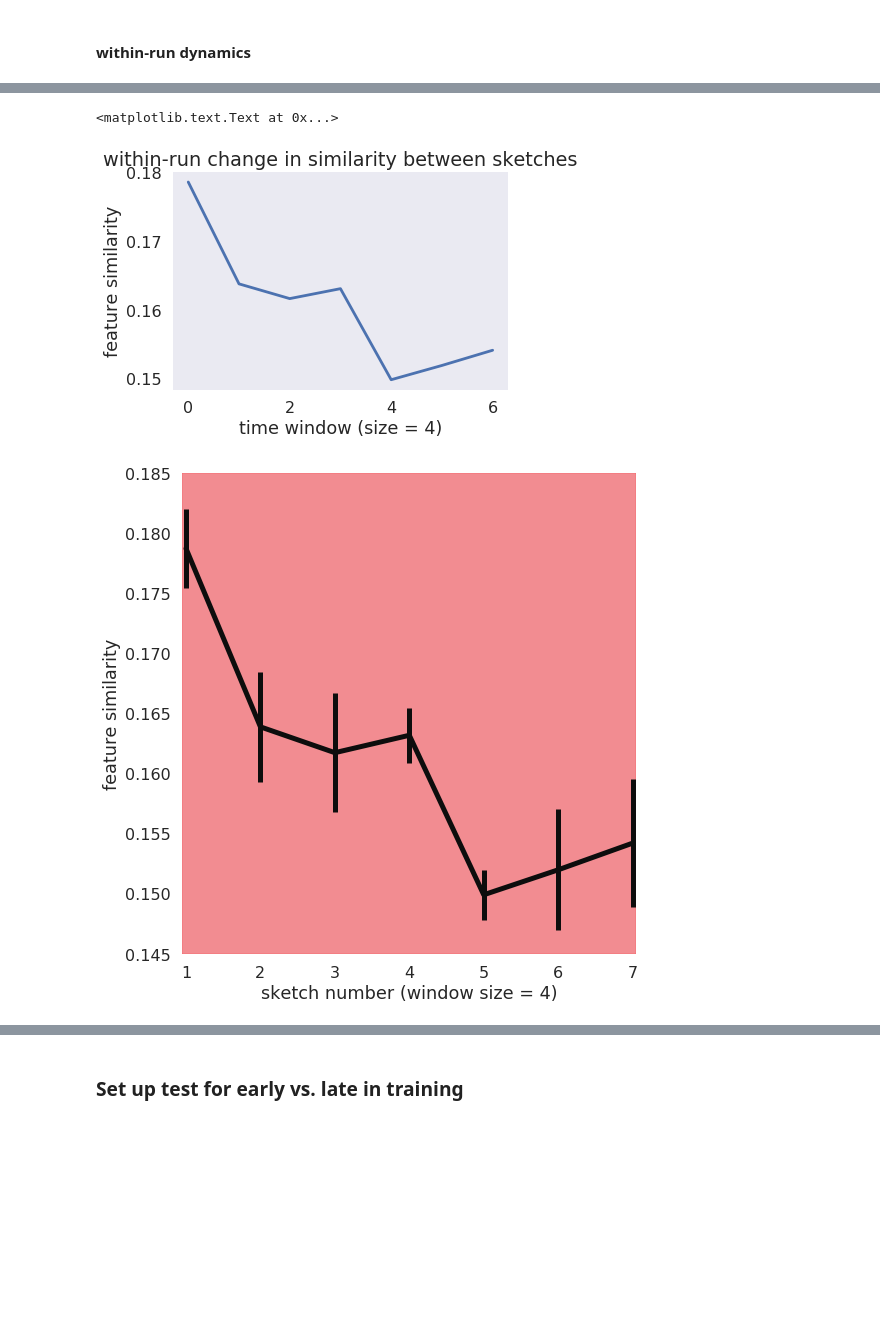
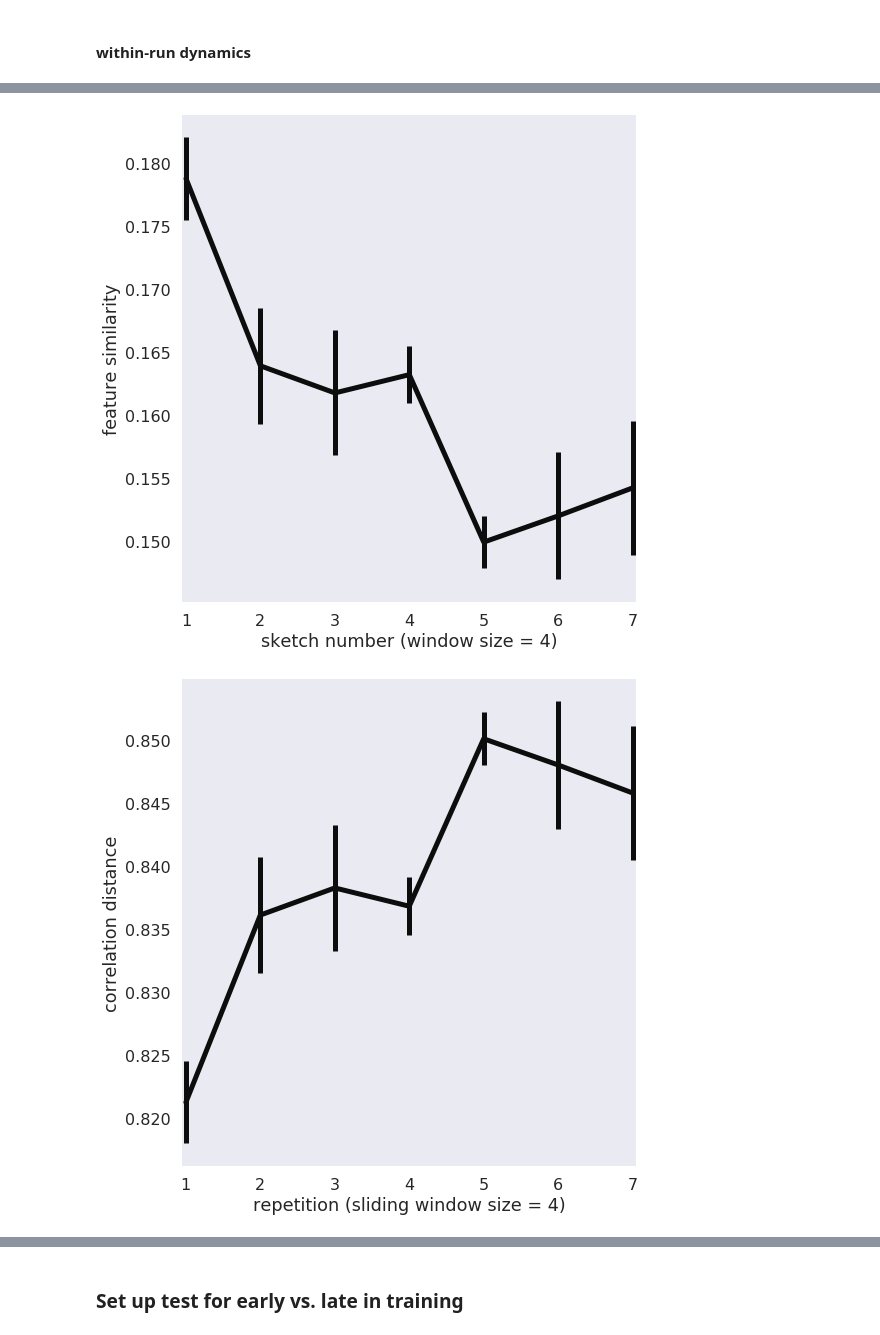
Before and after one commit to judithfan/sketchfeat, a Jupyter notebook: sketches/sketch_feature_analysis_Judy.ipynb, the cells around one changed output, grey strips where cells are left out. Saved outputs shown, nothing was run; the diff lists cells and outputs as text; code cells hidden in the pictures; blank space fills up the shorter version.

```diff
--- a/sketches/sketch_feature_analysis_Judy.ipynb
+++ b/sketches/sketch_feature_analysis_Judy.ipynb
@@ -350,4 +356,10 @@ if get_conv_3_1:
     np.save('FEATURES_C31.npy',FEAT_C31)
     np.save('LABELS_C31.npy',_Labels)
     _X.to_csv('METADATA_C31.csv')
+
+if get_pool_5:
+    FEAT_P5 = normalize(Features_P5[inds])
+    np.save('FEATURES_P5.npy',FEAT_C31)
+    np.save('LABELS_P5.npy',_Labels)
+    _X.to_csv('METADATA_P5.csv')
 # %% [output]
@@ -375,0 +388,7 @@ plt.colorbar()
+# %%
+# plot OBJPOSE-level similarity matrix -- sorted by object and pose
+sns.set_style('white')
+views = _X.objpose.values
+means = get_class_means(FEAT_FC7, views)
+plt.matshow(np.corrcoef(means))
+plt.colorbar()
@@ -540,9 +593,0 @@ SIM = np.array(SIM)
-# %%
-plt.plot(SIM.mean(0).mean(0))
-# h = plt.plot(SIM.mean(1).transpose(),alpha=0.2)
-plt.xlabel('time window (size = {})'.format(window_size))
-plt.ylabel('feature similarity')
-plt.title('within-run change in similarity between sketches')
-# %% [output]
-<matplotlib.text.Text at 0x...>
-[figure, removed]
@@ -581,23 +594,56 @@ normed_SIM = np.array(normed_SIM)
 # %%
+## grand-mean normalize subjects (subtract subject mean, add back grand mean)
+sub_means = SIM.mean(1).mean(1)
+grand_mean = SIM.mean(0).mean(0).mean(0)
+normed_SIM = []
+for i,s in enumerate(SIM):
+    normed_SIM.append(s - sub_means[i] + grand_mean)
+normed_SIM = np.array(normed_SIM)
+
+##################  SIMILARITY   ####################################
+
 ### plot the timecourse with within-subject error bars
 hfont = {'fontname':'Helvetica Neue'}
 sns.set_context('poster')
 sns.set_style('dark')
 fig = plt.figure(figsize=(8,8))
 sem = normed_SIM.mean(0).std(0)/np.sqrt(normed_SIM.shape[0])*1
 plt.errorbar(np.arange(1,normed_SIM.shape[2]+1),
              normed_SIM.mean(0).mean(0),
              yerr=sem,color=(0.05,0.05,0.05),
              linewidth=5)
-lim = plt.ylim([0.145,0.185])
+# lim = plt.ylim([0.145,0.185])
 xlims = [0.95,normed_SIM.shape[2]+0.05]
 lim = plt.xlim([xlims[0],xlims[1]])
-plt.axvspan(xlims[0],xlims[1], alpha=0.4, color='red')
+# plt.axvspan(xlims[0],xlims[1], alpha=0.4, color='red')
 plt.xlabel('sketch number (window size = 4)', **hfont)
 plt.ylabel('feature similarity', **hfont)
 plt.tight_layout()
 if not os.path.exists('./plots'):
     os.makedirs('./plots')
-plt.savefig('./plots/within_run_similarity_timecourse.pdf')
+plt.savefig('./plots/within_run_similarity_timecourse_{}.pdf'.format(which_feat))
+
+##################        DISTANCE   ####################################
+### plot the DISTANCE timecourse with within-subject error bars
+hfont = {'fontname':'Helvetica Neue'}
+sns.set_context('poster')
+sns.set_style('dark')
+fig = plt.figure(figsize=(8,8))
+sem = normed_SIM.mean(0).std(0)/np.sqrt(normed_SIM.shape[0])*1
+plt.errorbar(np.arange(1,normed_SIM.shape[2]+1),
+             1-normed_SIM.mean(0).mean(0),
+             yerr=sem,color=(0.05,0.05,0.05),
+             linewidth=5)
+# lim = plt.ylim([0.815,0.855])
+xlims = [0.95,normed_SIM.shape[2]+0.05]
+lim = plt.xlim([xlims[0],xlims[1]])
+# plt.axvspan(xlims[0],xlims[1], alpha=0.4, color='red')
+plt.xlabel('repetition (sliding window size = 4)', **hfont)
+plt.ylabel('correlation distance', **hfont)
+plt.tight_layout()
+if not os.path.exists('./plots'):
+    os.makedirs('./plots')
+plt.savefig('./plots/within_run_differentiation_timecourse_{}.pdf'.format(which_feat))
 # %% [output]
-[figure, old version]
+[figure, new version]
+[figure, added]
```
Also changed, not shown: parts of 18 cells of this notebook, 1 other file.
